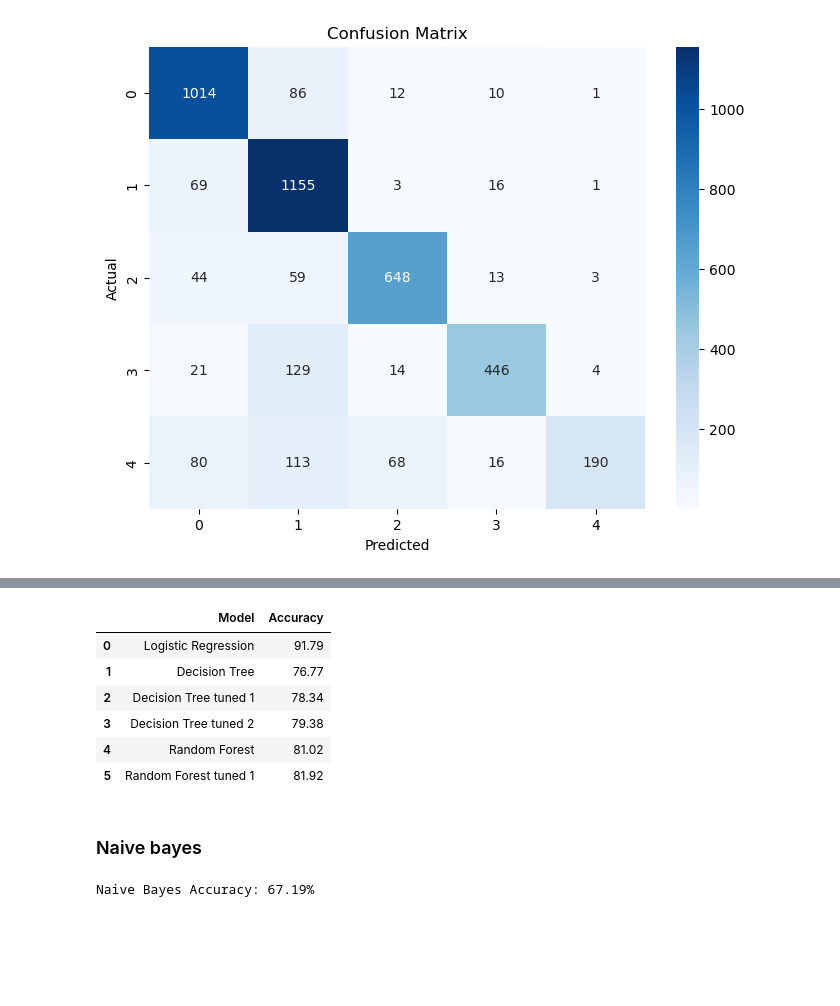
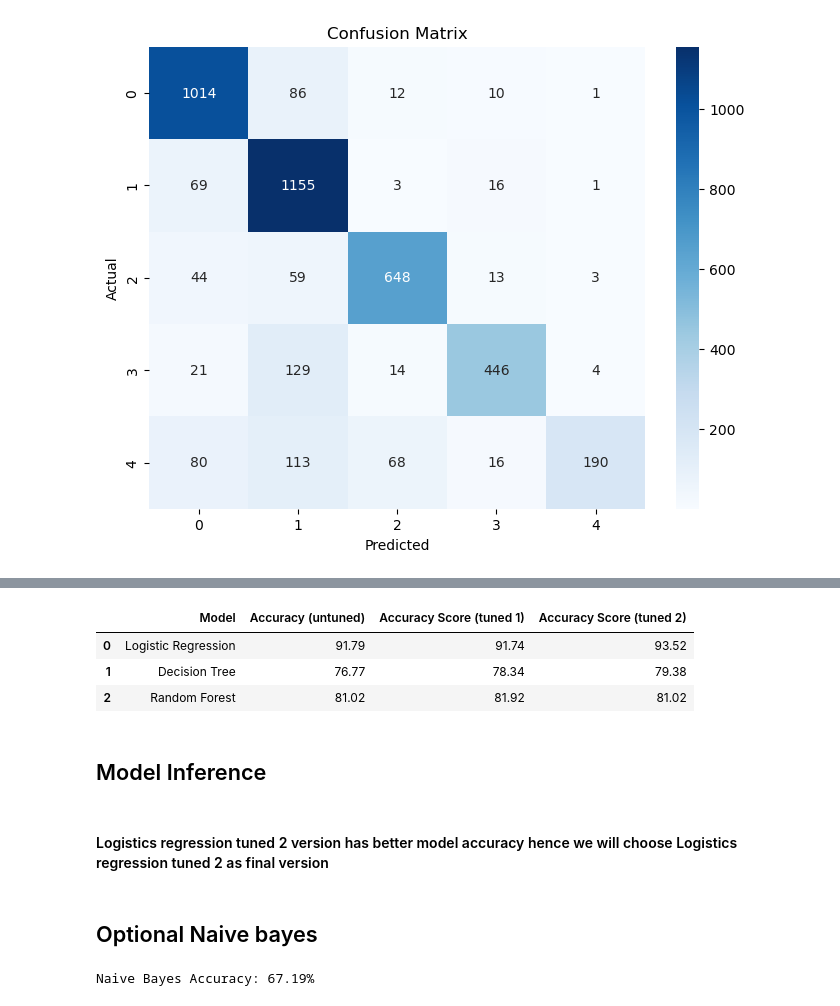
Before and after one commit to SIVASKANDAN-P/automatic_ticket_classification, a Jupyter notebook: Automatic_Ticket_Classification_Assignment.ipynb, the cells around one changed output, grey strips where cells are left out. Saved outputs shown, nothing was run; the diff lists cells and outputs as text; code cells hidden in the pictures; blank space fills up the shorter version.

Commit message:
Models with tuned second iteration

```diff
--- a/Automatic_Ticket_Classification_Assignment.ipynb
+++ b/Automatic_Ticket_Classification_Assignment.ipynb
@@ -1298,7 +1372,3 @@ f1_dt_tuned = f1_score(y_test, y_pred_dt_tuned, average="weighted")
 f1_dt_tuned
 # %% [output]
 0.782467829943892
-# %%
-# Update the summary table
-summary.loc[len(summary.index)] = ['Decision Tree tuned 1', round(accuracy_dt_tuned * 100, 2)]
-summary
@@ -1347,7 +1412,7 @@ f1_dt_tuned2
 # %% [output]
 0.7935228183552381
 # %%
-# Update the summary table
-summary.loc[len(summary.index)] = ['Decision Tree tuned 2', round(accuracy_dt_tuned1 * 100, 2)]
+# Update summary table
+summary.loc[len(summary.index)] = ['Decision Tree', round(accuracy_dt*100, 2), round(accuracy_dt_tuned*100, 2), round(accuracy_dt_tuned1*100, 2)]
 summary
 # %% [output]
@@ -1412,7 +1475,3 @@ Classification Report:
    macro avg       0.84      0.75      0.78      4215
 weighted avg       0.82      0.81      0.80      4215
 [figure]
-# %%
-# Update the summary table
-summary.loc[len(summary.index)] = ['Random Forest', round(accuracy_rf*100, 2)]
-summary
@@ -1484,0 +1539,13 @@ weighted avg       0.83      0.82      0.81      4215
+# %%
+# Initialize the Random Forest model
+rf_model = RandomForestClassifier(n_estimators=100, min_samples_split=5, min_samples_leaf=5, max_features=None, max_depth=30, criterion='gini')
+
+# Train the model on the training data
+rf_model.fit(X_train, y_train)
+
+# Predict the topics on the test data
+y_pred_rf_tuned2 = rf_model.predict(X_test)
+
+# Calculate accuracy
+accuracy_rf_tuned2 = accuracy_score(y_test, y_pred_rf)
+print(f"Random Forest Accuracy: {accuracy_rf * 100:.2f}%")
@@ -1485,17 +1570,18 @@ weighted avg       0.83      0.82      0.81      4215
 # %%
-# Update the summary table
-summary.loc[len(summary.index)] = ['Random Forest tuned 1', round(accuracy_rf_tuned*100, 2)]
+# Update summary table
+summary.loc[len(summary.index)] = ['Random Forest', round(accuracy_rf*100, 2), round(accuracy_rf_tuned*100, 2), round(accuracy_rf_tuned2*100, 2)]
 summary
 # %% [output]
-|  | Model | Accuracy |
-| 0 | Logistic Regression | 91.79 |
-| 1 | Decision Tree | 76.77 |
-| 2 | Decision Tree tuned 1 | 78.34 |
-| 3 | Decision Tree tuned 2 | 79.38 |
-| 4 | Random Forest | 81.02 |
-| 5 | Random Forest tuned 1 | 81.92 |
+|  | Model | Accuracy (untuned) | Accuracy Score (tuned 1) | Accuracy Score (tuned 2) |
+| 0 | Logistic Regression | 91.79 | 91.74 | 93.52 |
+| 1 | Decision Tree | 76.77 | 78.34 | 79.38 |
+| 2 | Random Forest | 81.02 | 81.92 | 81.02 |
+# %% [markdown]
+## Model Inference
+# %% [markdown]
+#### Logistics regression tuned 2 version has better model accuracy hence we will choose Logistics regression tuned 2 as final version
 # %% [markdown]
-### Naive bayes
+## Optional Naive bayes
 # %%
 from sklearn.naive_bayes import MultinomialNB
 from sklearn.metrics import accuracy_score
```
Also changed, not shown: parts of 22 cells of this notebook.
